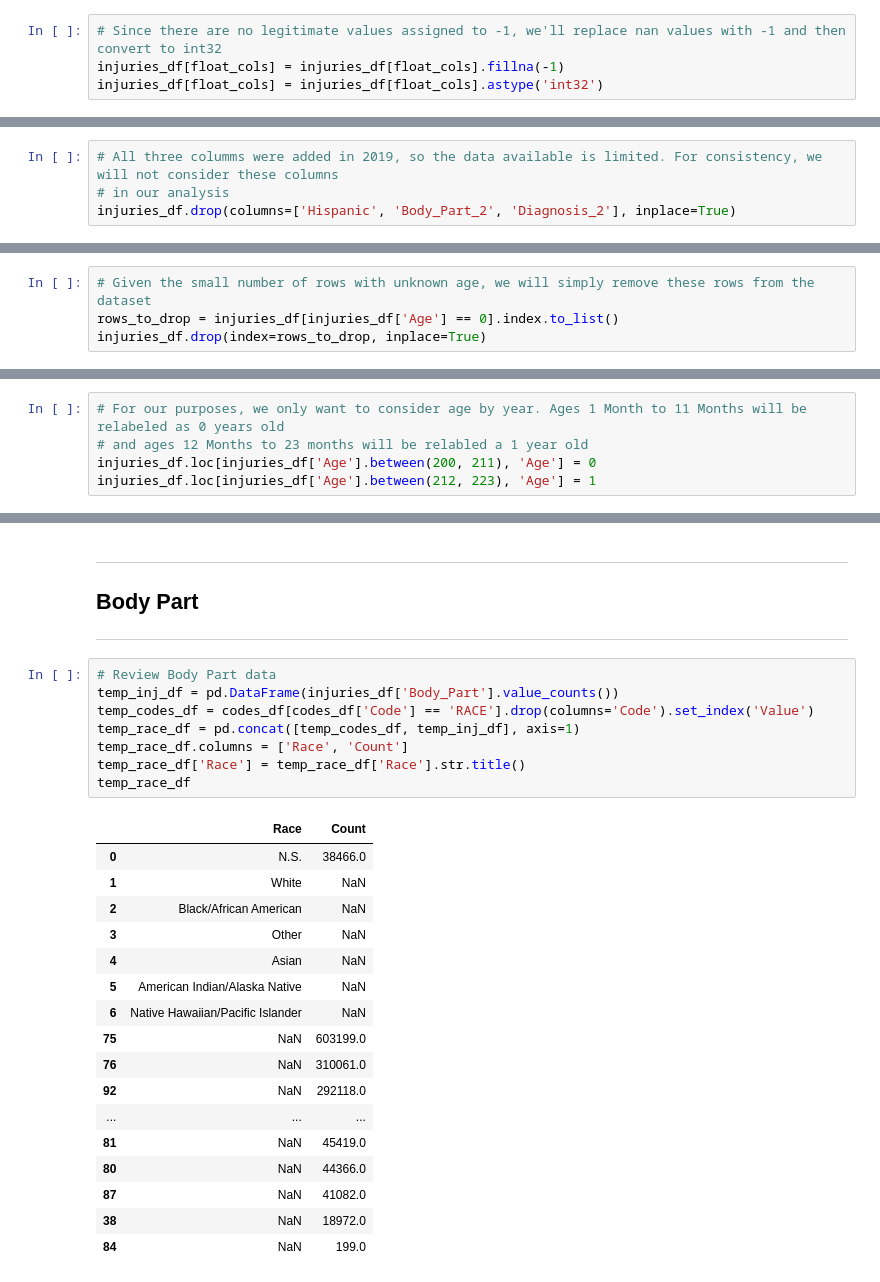
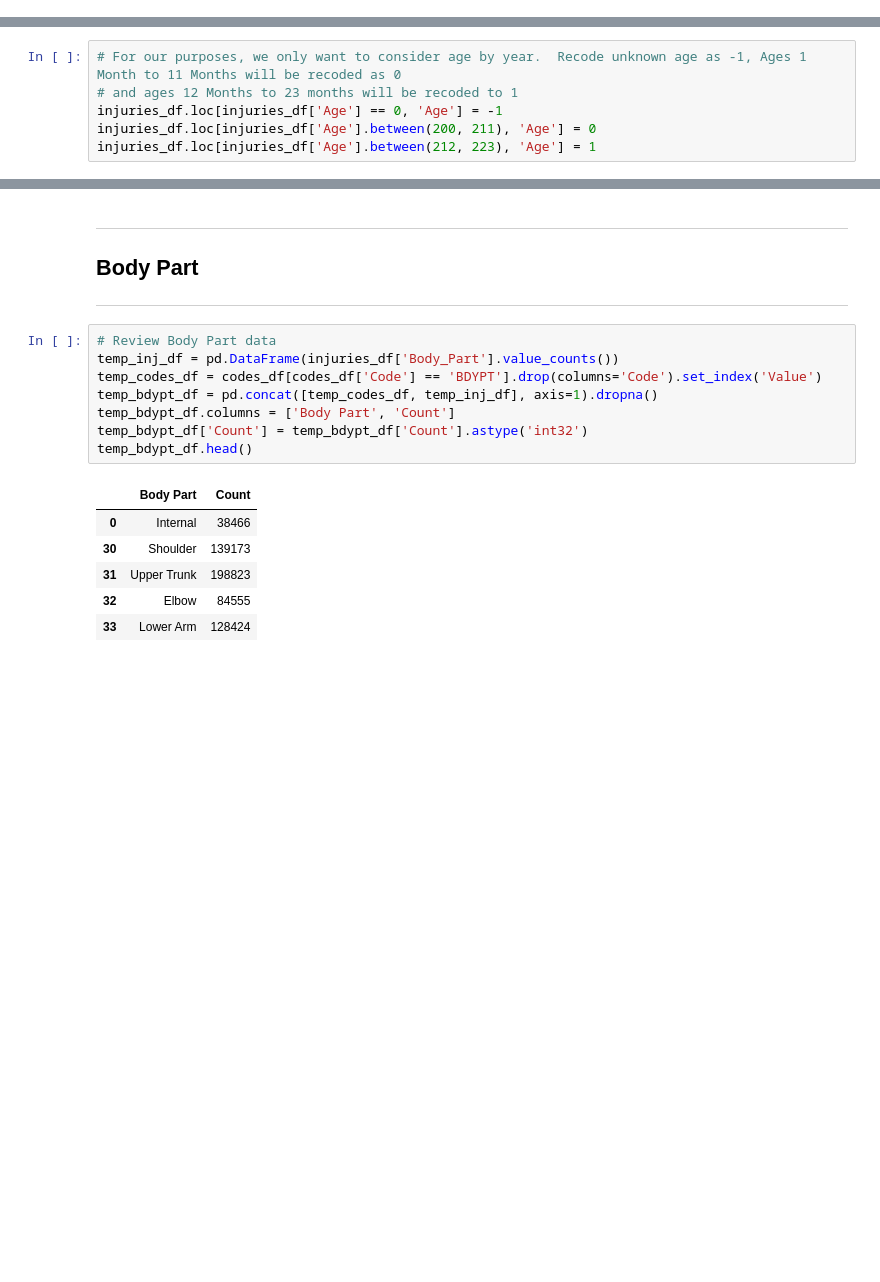
Before and after one commit to tamimcm416/product_injury, a Jupyter notebook: code/data_prep_injuries.ipynb, the cells around one changed output, grey strips where cells are left out. Cells and saved outputs as stored; diff of their text form; blank space fills up the shorter version.

```diff
--- a/code/data_prep_injuries.ipynb
+++ b/code/data_prep_injuries.ipynb
@@ -343,7 +289,3 @@ Diagnosis_2
-# %%
-# Since there are no legitimate values assigned to -1, we'll replace nan values with -1 and then convert to int32
-injuries_df[float_cols] = injuries_df[float_cols].fillna(-1)
-injuries_df[float_cols] = injuries_df[float_cols].astype('int32')
 # %% [markdown]
 ***
 # Missing Data
@@ -367,7 +298,3 @@ Index(['Hispanic', 'Body_Part_2', 'Diagnosis_2'], dtype='object')
-# %%
-# All three columms were added in 2019, so the data available is limited. For consistency, we will not consider these columns
-# in our analysis
-injuries_df.drop(columns=['Hispanic', 'Body_Part_2', 'Diagnosis_2'], inplace=True)
 # %% [markdown]
 ***
 # Duplicate Records
@@ -400,10 +327,6 @@ End Date:     Dec 31, 2022
 print(f'Unknown Age:  {len(injuries_df[injuries_df["Age"] == 0])}')
 # %% [output]
 Unknown Age:  280
-# %%
-# Given the small number of rows with unknown age, we will simply remove these rows from the dataset
-rows_to_drop = injuries_df[injuries_df['Age'] == 0].index.to_list()
-injuries_df.drop(index=rows_to_drop, inplace=True)
 # %%
 # Review age value ranges
 print(f'Min Age:   {injuries_df["Age"].min()}')
@@ -435,6 +347,7 @@ codes_df[codes_df['Code'] == 'AGELTTWO']
 # %%
-# For our purposes, we only want to consider age by year. Ages 1 Month to 11 Months will be relabeled as 0 years old
-# and ages 12 Months to 23 months will be relabled a 1 year old
+# For our purposes, we only want to consider age by year.  Recode unknown age as -1, Ages 1 Month to 11 Months will be recoded as 0
+# and ages 12 Months to 23 months will be recoded to 1
+injuries_df.loc[injuries_df['Age'] == 0, 'Age'] = -1
 injuries_df.loc[injuries_df['Age'].between(200, 211), 'Age'] = 0
 injuries_df.loc[injuries_df['Age'].between(212, 223), 'Age'] = 1
 # %%
@@ -498,26 +401,15 @@ Index(['CPSC_Case_Number', 'Treatment_Date', 'Age', 'Sex', 'Race',
 # %%
 # Review Body Part data
 temp_inj_df = pd.DataFrame(injuries_df['Body_Part'].value_counts())
-temp_codes_df = codes_df[codes_df['Code'] == 'RACE'].drop(columns='Code').set_index('Value')
-temp_race_df = pd.concat([temp_codes_df, temp_inj_df], axis=1)
-temp_race_df.columns = ['Race', 'Count']
-temp_race_df['Race'] = temp_race_df['Race'].str.title()
-temp_race_df
+temp_codes_df = codes_df[codes_df['Code'] == 'BDYPT'].drop(columns='Code').set_index('Value')
+temp_bdypt_df = pd.concat([temp_codes_df, temp_inj_df], axis=1).dropna()
+temp_bdypt_df.columns = ['Body Part', 'Count']
+temp_bdypt_df['Count'] = temp_bdypt_df['Count'].astype('int32')
+temp_bdypt_df.head()
 # %% [output]
-|  | Race | Count |
-| 0 | N.S. | 38466.0 |
-| 1 | White | NaN |
-| 2 | Black/African American | NaN |
-| 3 | Other | NaN |
-| 4 | Asian | NaN |
-| 5 | American Indian/Alaska Native | NaN |
-| 6 | Native Hawaiian/Pacific Islander | NaN |
-| 75 | NaN | 603199.0 |
-| 76 | NaN | 310061.0 |
-| 92 | NaN | 292118.0 |
-| ... | ... | ... |
-| 81 | NaN | 45419.0 |
-| 80 | NaN | 44366.0 |
-| 87 | NaN | 41082.0 |
-| 38 | NaN | 18972.0 |
-| 84 | NaN | 199.0 |
+|  | Body Part | Count |
+| 0 | Internal | 38466 |
+| 30 | Shoulder | 139173 |
+| 31 | Upper Trunk | 198823 |
+| 32 | Elbow | 84555 |
+| 33 | Lower Arm | 128424 |
```
Also changed, not shown: parts of 31 cells of this notebook, 1 other file.
